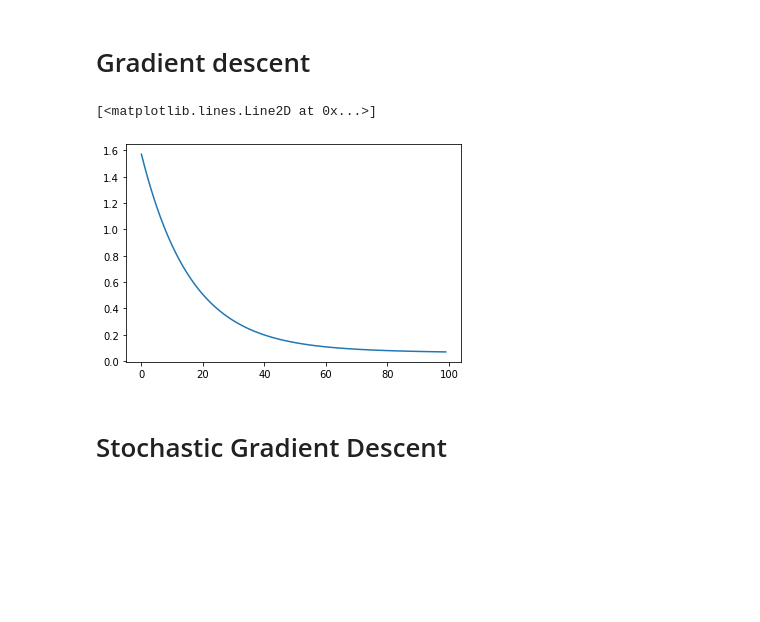
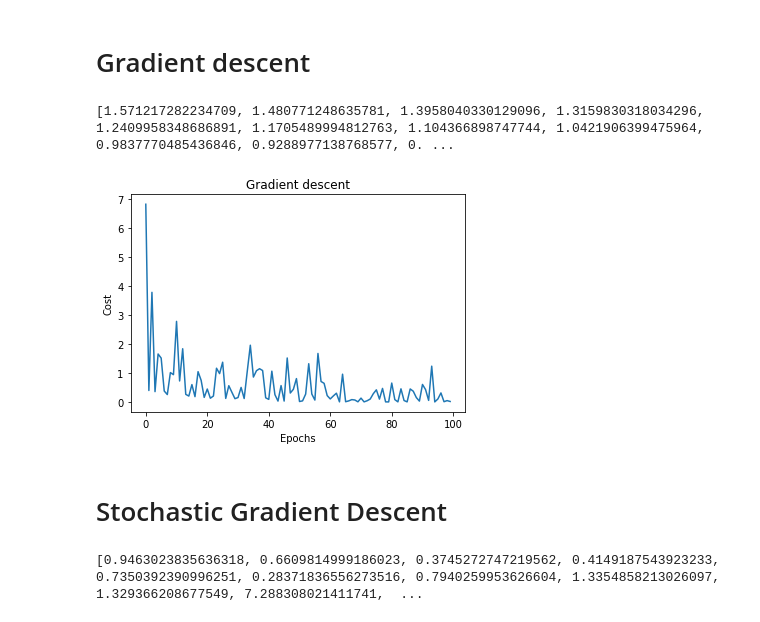
Before and after one commit to nithinag10/machine_learning, a Jupyter notebook: Linear_regression_using__different_optimizers.ipynb, the cells around one changed output. Cells and saved outputs as stored; diff of their text form; code cells hidden in the pictures; blank space fills up the shorter version.

```diff
--- a/Linear_regression_using__different_optimizers.ipynb
+++ b/Linear_regression_using__different_optimizers.ipynb
@@ -253,7 +255,7 @@ x_f2 = min_max_scaler(X['enginesize']).to_numpy()
 x_f3 = min_max_scaler(X['horsepower']).to_numpy()
 x_f4 = min_max_scaler(X['carwidth']).to_numpy()
 # %%
-y = min_max_scaler(Y).to_numpy()
+y = min_max_scaler(Y).to_numpy().reshape(-1 ,1)
 # %%
 X = np.vstack((x_f1 , x_f2 , x_f3 , x_f4))
 print(X.shape)
@@ -279,11 +281,17 @@ def gradient_descent(X, y , learning_rate , epochs):
   return cost_history , w, b
 # %%
 history , w, b = gradient_descent(X , y , 0.01, 100)
+print(history)
+# %% [output]
+[1.571217282234709, 1.480771248635781, 1.3958040330129096, 1.3159830318034296, 1.2409958348686891, 1.1705489994812763, 1.104366898747744, 1.0421906399475964, 0.9837770485436846, 0.9288977138768577, 0. ...
 # %%
 plt.plot(range(100) , history)
+plt.title("Gradient descent")
+plt.xlabel('Epochs')
+plt.ylabel("Cost")
+plt.show()
 # %% [output]
-[<matplotlib.lines.Line2D at 0x...>]
-[figure, old version]
+[figure, new version]
 # %% [markdown]
 # Stochastic Gradient Descent
 # %%
@@ -309 +319,6 @@ def stochastic_gradient_descent(X, y , learning_rate , epochs):
   return cost_history , w, b
+# %%
+history , w, b = stochastic_gradient_descent(X , y , 0.01, 10000)
+print(history)
+# %% [output]
+[0.9463023835636318, 0.6609814999186023, 0.3745272747219562, 0.4149187543923233, 0.7350392390996251, 0.28371836556273516, 0.7940259953626604, 1.3354858213026097, 1.329366208677549, 7.288308021411741,  ...
```
Also changed, not shown: parts of 10 cells of this notebook.
